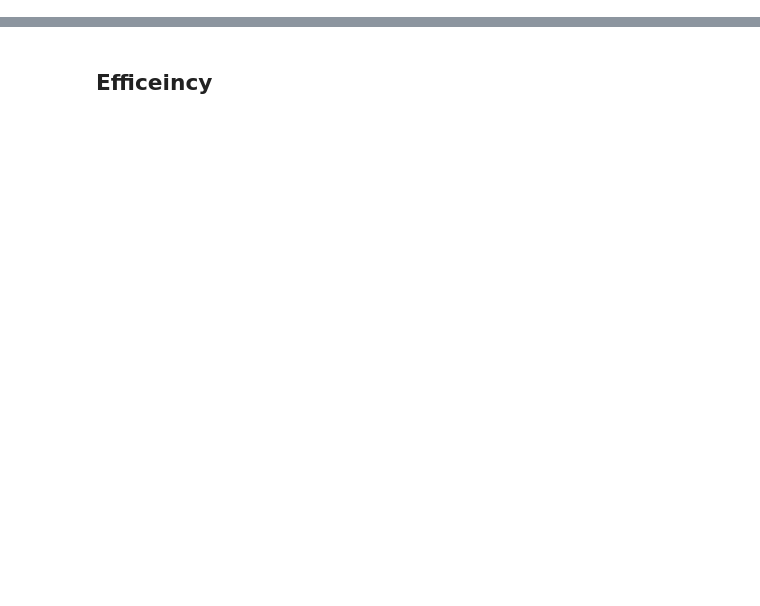
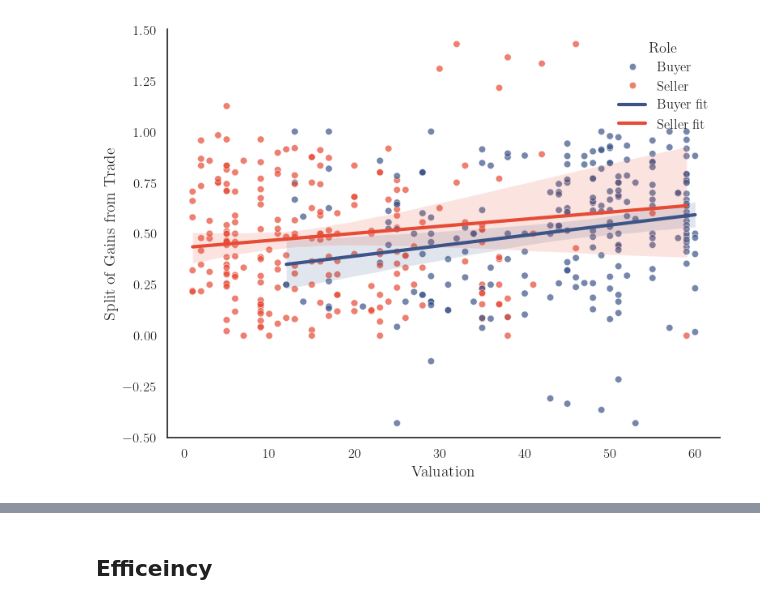
Before and after one commit to NicolasRoever/bargaining_experiment_analysis, a Jupyter notebook: src/bargaining_analysis/main_results/sandbox.ipynb, the cells around one changed output, grey strips where cells are left out. Cells and saved outputs as stored; diff of their text form; code cells hidden in the pictures; blank space fills up the shorter version.

```diff
--- a/src/bargaining_analysis/main_results/sandbox.ipynb
+++ b/src/bargaining_analysis/main_results/sandbox.ipynb
@@ -40,0 +67,42 @@ df = pd.read_csv("/Users/nicolasroever/Dropbox/Promotion/Bargaining/bargaining_e
+# %%
+set_plot_theme()
+
+df_sellers = df[df['treatment'].isin(['T1', 'T2'])].copy()
+
+fig, ax = plt.subplots(figsize=(8, 6))
+
+# 1) scatter
+sns.scatterplot(
+    x='valuation',
+    y='split_gains_from_trade',
+    data=df_sellers,
+    hue='participant_role',
+    alpha=0.7
+)
+
+# 2) linear regression line for Buyers
+sns.regplot(
+    x='valuation',
+    y='split_gains_from_trade',
+    data=df_sellers[df_sellers['participant_role'] == 'Buyer'],
+    scatter=False,
+    label='Buyer fit',
+)
+
+# 3) linear regression line for Sellers
+sns.regplot(
+    x='valuation',
+    y='split_gains_from_trade',
+    data=df_sellers[df_sellers['participant_role'] == 'Seller'],
+    scatter=False,
+    label='Seller fit',
+)
+
+plt.xlabel('Valuation')
+plt.ylabel('Split of Gains from Trade')
+plt.legend(title='Role')
+plt.ylim(-.5, 1.5)
+finalize_plot(ax)
+plt.show()
+# %% [output]
+[figure, added]
```
Also changed, not shown: parts of 10 cells of this notebook, 7 other files.
